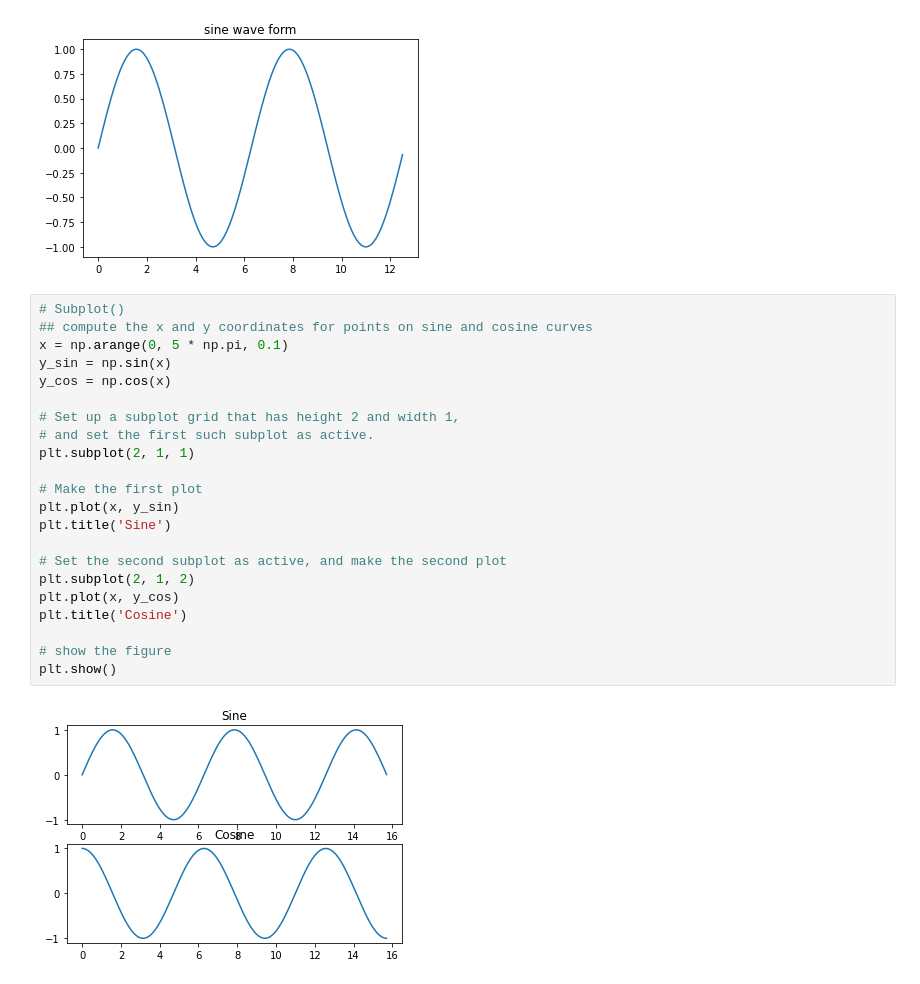
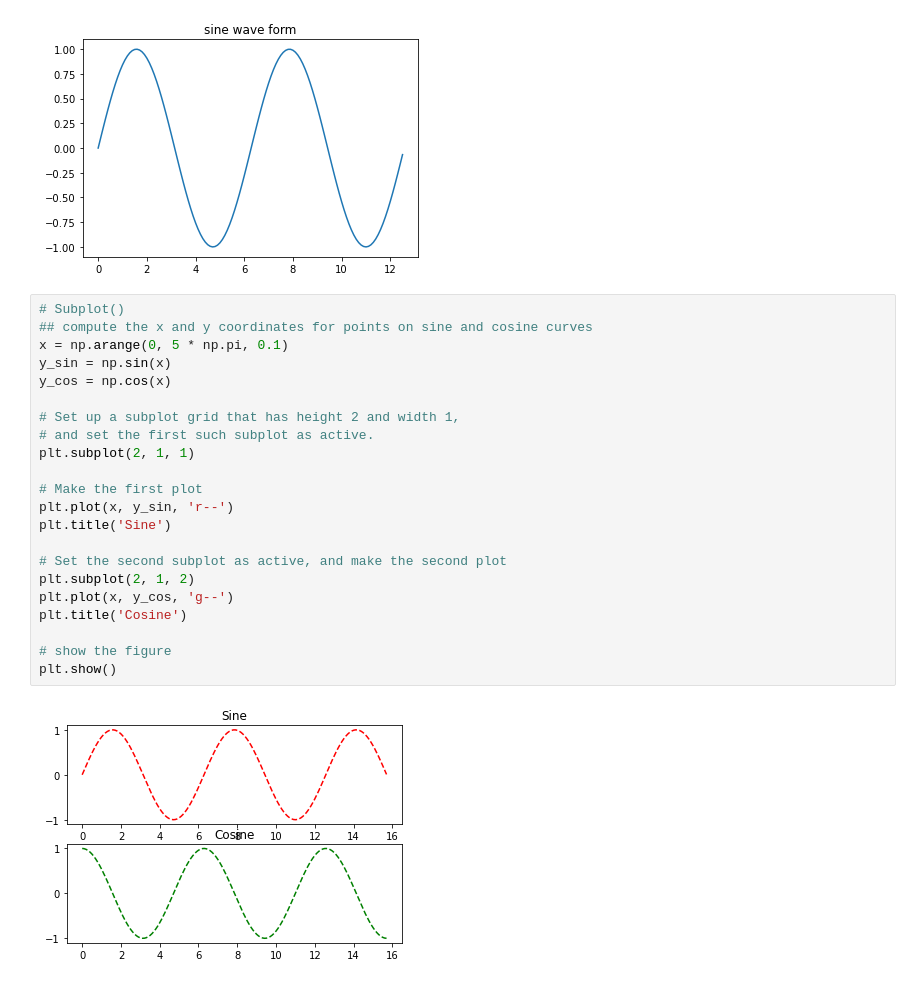
Before and after one commit to masrufjaman/python-basic, a Jupyter notebook: Matplotlib (Simple Visualization Library).ipynb, the cells around one changed output. Saved outputs shown, nothing was run; the diff lists cells and outputs as text.

```diff
--- a/Matplotlib (Simple Visualization Library).ipynb
+++ b/Matplotlib (Simple Visualization Library).ipynb
@@ -91,24 +91,24 @@ plt.show()
 # %%
 # Subplot()
 ## compute the x and y coordinates for points on sine and cosine curves
 x = np.arange(0, 5 * np.pi, 0.1)
 y_sin = np.sin(x)
 y_cos = np.cos(x)
 
 # Set up a subplot grid that has height 2 and width 1,
 # and set the first such subplot as active.
 plt.subplot(2, 1, 1)
 
 # Make the first plot
-plt.plot(x, y_sin)
+plt.plot(x, y_sin, 'r--')
 plt.title('Sine')
 
 # Set the second subplot as active, and make the second plot
 plt.subplot(2, 1, 2)
-plt.plot(x, y_cos)
+plt.plot(x, y_cos, 'g--')
 plt.title('Cosine')
 
 # show the figure
 plt.show()
 # %% [output]
-[figure, old version]
+[figure, new version]
```
Also changed, not shown: parts of 1 cell of this notebook.
